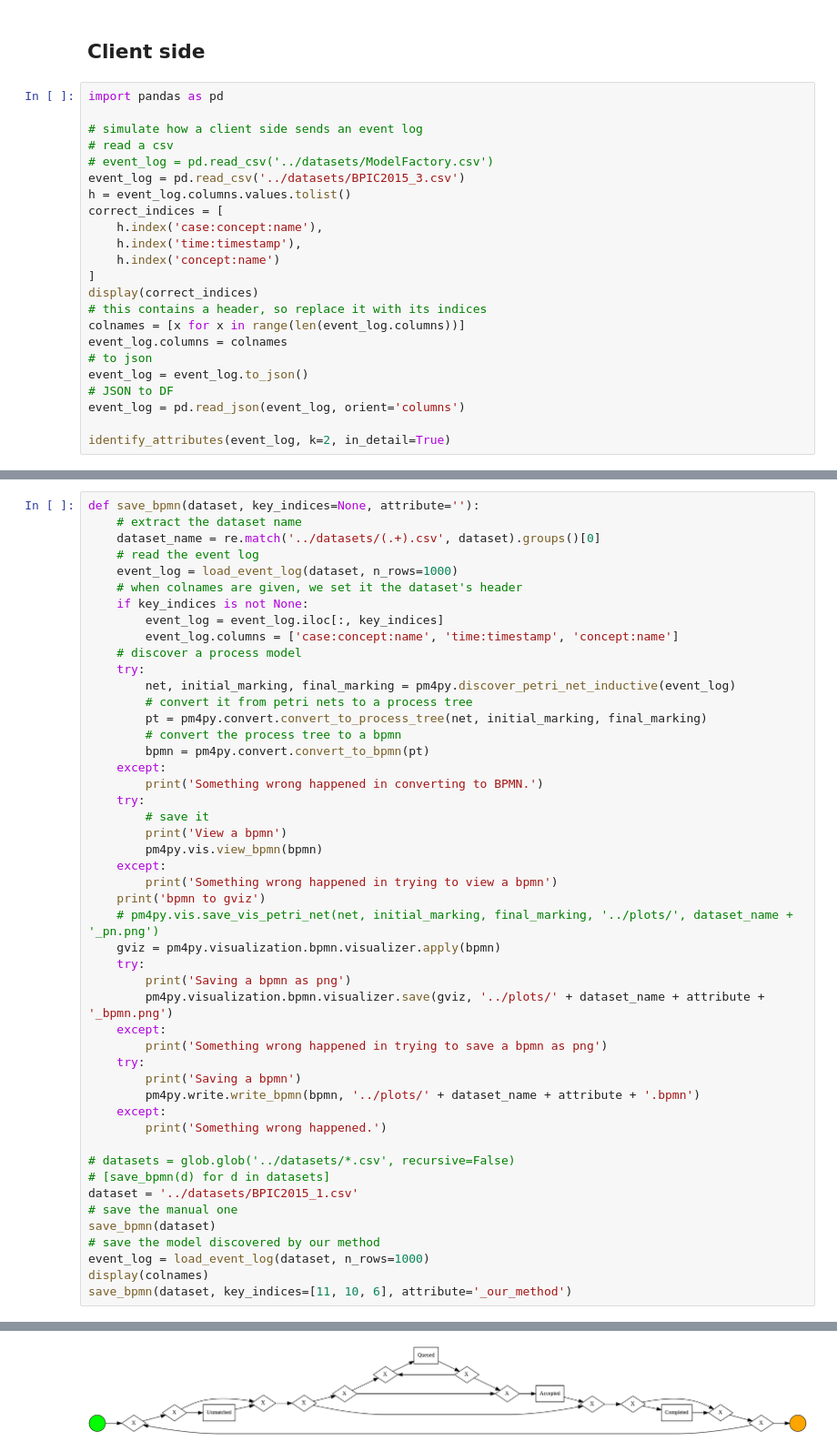
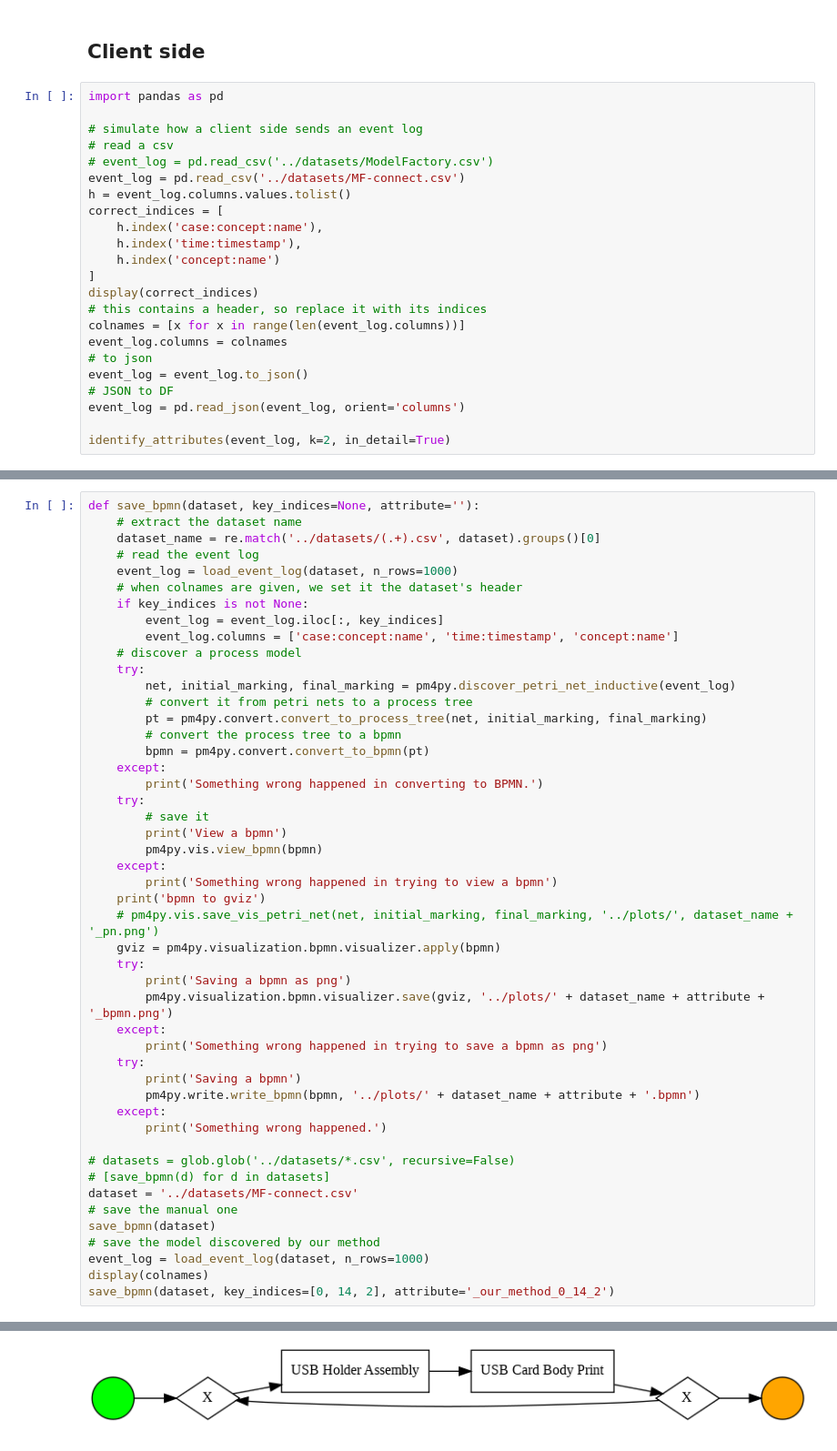
Before and after one commit to kentaroh-toyoda/research-process-mining, a Jupyter notebook: notebooks/1_evaluate_methods.ipynb, the cells around one changed output, grey strips where cells are left out. Shown at 91% size. Cells and saved outputs as stored; diff of their text form.

```diff
--- a/notebooks/1_evaluate_methods.ipynb
+++ b/notebooks/1_evaluate_methods.ipynb
@@ -711,7 +748,7 @@ import pandas as pd
 # simulate how a client side sends an event log
 # read a csv
 # event_log = pd.read_csv('../datasets/ModelFactory.csv')
-event_log = pd.read_csv('../datasets/BPIC2015_3.csv')
+event_log = pd.read_csv('../datasets/MF-connect.csv')
 h = event_log.columns.values.tolist()
 correct_indices = [
     h.index('case:concept:name'),
@@ -772,11 +849,11 @@ def save_bpmn(dataset, key_indices=None, attribute=''):
 
 # datasets = glob.glob('../datasets/*.csv', recursive=False)
 # [save_bpmn(d) for d in datasets]
-dataset = '../datasets/BPIC2015_1.csv'
+dataset = '../datasets/MF-connect.csv'
 # save the manual one
 save_bpmn(dataset)
 # save the model discovered by our method
 event_log = load_event_log(dataset, n_rows=1000)
 display(colnames)
-save_bpmn(dataset, key_indices=[11, 10, 6], attribute='_our_method')
+save_bpmn(dataset, key_indices=[0, 14, 2], attribute='_our_method_0_14_2')
 # %% [output]
@@ -784,5 +861,5 @@ save_bpmn(dataset, key_indices=[11, 10, 6], attribute='_our_method')
 View a bpmn
-[figure, old version]
+[figure, new version]
 bpmn to gviz
 Saving a bpmn as png
 Saving a bpmn
```
Also changed, not shown: parts of 5 cells of this notebook, 1 other file.
